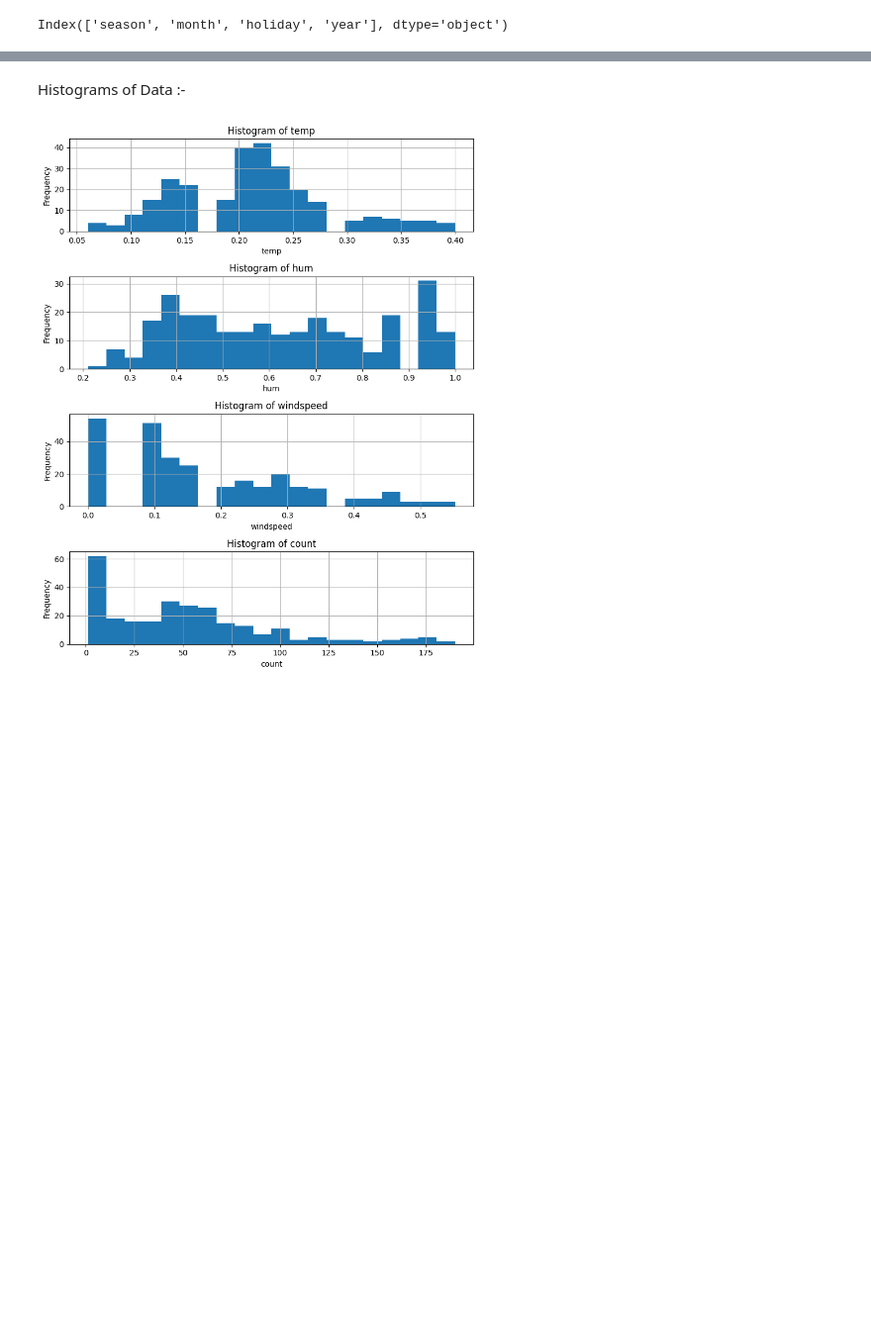
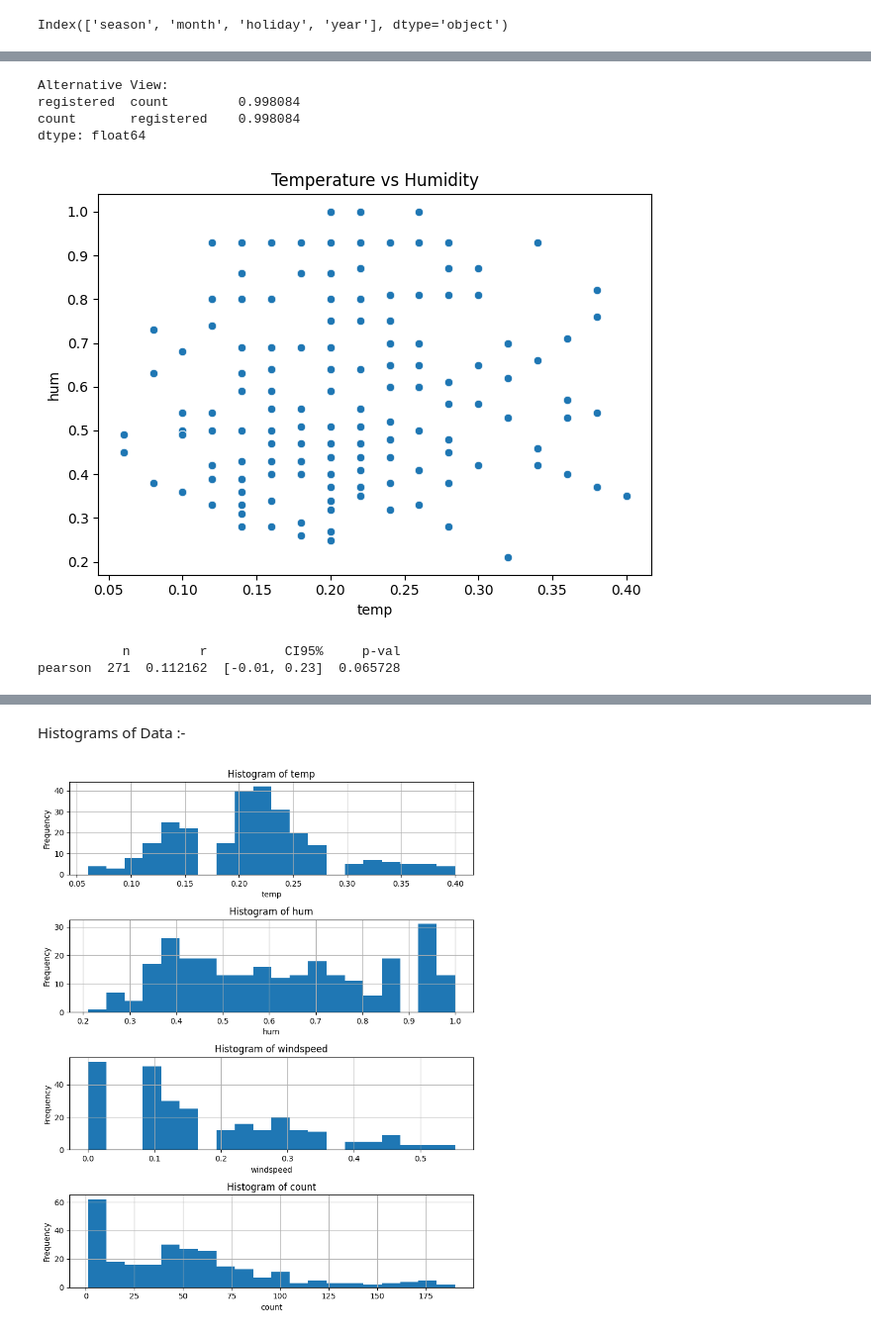
Before and after one commit to Surpatill/Project2, a Jupyter notebook: pro2.ipynb, the cells around one changed output, grey strips where cells are left out. Shown at 99% size. Drawn from its saved outputs; the diff is of its cells as text; code cells hidden in the pictures; blank space fills up the shorter version.

```diff
--- a/pro2.ipynb
+++ b/pro2.ipynb
@@ -780,0 +776,28 @@ Spearman Rank Correlation Heatmap :-
+# %%
+significant_corr = corr[(corr >= 0.7) & (corr < 1) | (corr <= -0.7)]
+
+print("\nAlternative View:")
+print(significant_corr.stack())
+# %% [output]
+Alternative View:
+registered  count         0.998084
+count       registered    0.998084
+dtype: float64
+# %%
+sns.scatterplot(x='temp', y='hum', data=Cleaned_data)
+plt.title('Temperature vs Humidity')
+plt.tight_layout()
+plt.savefig('temp vs hum.png', dpi=300, bbox_inches='tight')
+plt.show()
+# %% [output]
+[figure, added]
+# %%
+import pingouin as pg
+
+data = Cleaned_data[['temp', 'hum', 'windspeed']]
+
+partial_corr_coef = pg.partial_corr(data, x='temp', y='hum', covar='windspeed')
+print(partial_corr_coef)
+# %% [output]
+           n         r          CI95%     p-val
+pearson  271  0.112162  [-0.01, 0.23]  0.065728
```
Also changed, not shown: parts of 10 cells of this notebook, 6 other files.
